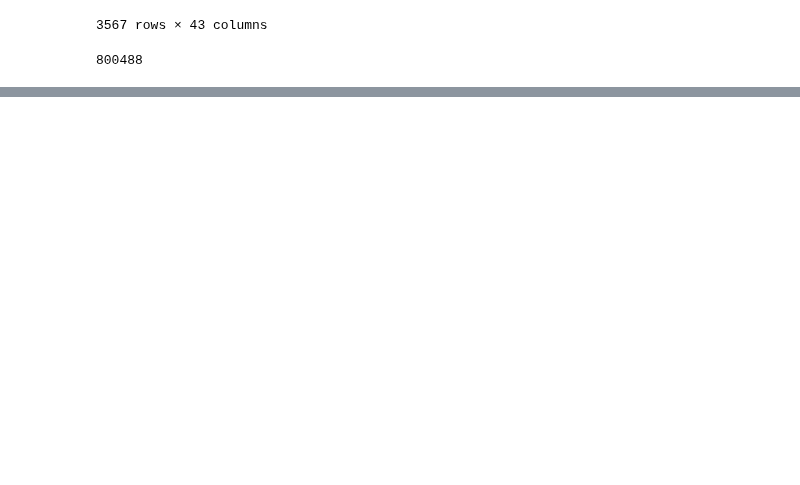
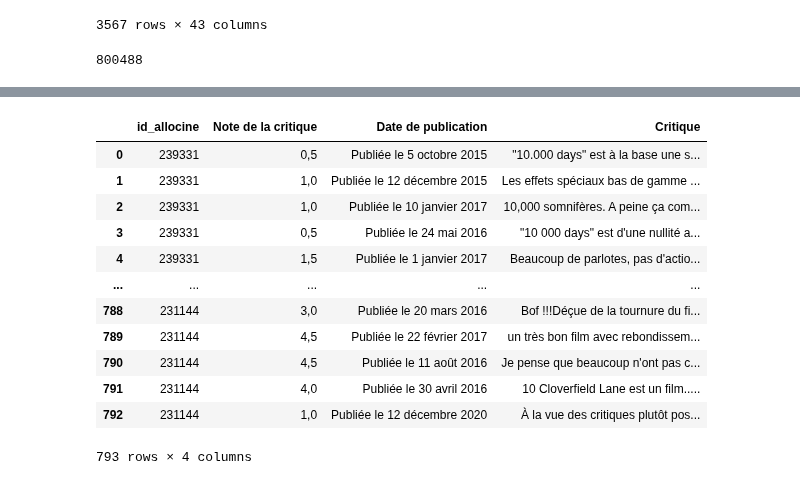
Before and after one commit to mass2330/python_ds_film, a Jupyter notebook: notebook_final.ipynb, the cells around one changed output, grey strips where cells are left out. Cells and saved outputs as stored; diff of their text form; code cells hidden in the pictures; blank space fills up the shorter version.

Commit message:
scrapping critique

```diff
--- a/notebook_final.ipynb
+++ b/notebook_final.ipynb
@@ -618,7 +598,7 @@ def scrapping_critique(liste_id, nb_critique):
     data = []
     nb_page=1
     # Boucle sur les pages
-
+    k=0
     for j in range(len(liste_id)):
         i=0
         page=0
@@ -643,10 +623,11 @@ def scrapping_critique(liste_id, nb_critique):
 
                         data.append([liste_id[j], note_critique, date_publication, critique])
                         i+=1
-                        df_commentaire = pd.DataFrame(data, columns=["id_allocine", "Note de la critique", "Date de publication", 'Critique'])
+                        k+=1
+                        print(f' {k} / {sum(nb_critique)} '.format())
+                        df_critique = pd.DataFrame(data, columns=["id_allocine", "Note de la critique", "Date de publication", 'Critique'])
+                    except Exception as e:
+                        print(f"Une erreur s'est produite pour le commentaire {j} : {e}")
 
-                    except Exception as e:
-                        print(f"Une erreur s'est produite pour le commentaire {i} : {e}")
-
-    return df_commentaire
+    return df_critique
 # %% [output]
@@ -659,0 +636,17 @@ Wall time: 9.78 µs
+# %%
+## on split nos deux listes en 4
+
+def diviser_liste(liste):
+    taille = len(liste)
+    quart = taille // 4
+    partie1 = liste[:quart]
+    partie2 = liste[quart:2*quart]
+    partie3 = liste[2*quart:3*quart]
+    partie4 = liste[3*quart:]
+    return partie1, partie2, partie3, partie4
+# %%
+%%time
+
+liste_id_1, liste_id_2, liste_id_3, liste_id_4 = diviser_liste(liste_id)
+nb_critique_1, nb_critique_2, nb_critique_3, nb_critique_4 = diviser_liste(nb_critique)
+#print(sum(nb_critique_4))
@@ -659,0 +656,4 @@ Wall time: 9.78 µs
+# %%
+%%time
+
+scrapping_critique_1 = scrapping_critique(liste_id_1, nb_critique_1)
@@ -659,0 +679,16 @@ Wall time: 9.78 µs
+# %%
+scrapping_critique_1
+# %% [output]
+|  | id_allocine | Note de la critique | Date de publication | Critique |
+| 0 | 239331 | 0,5 | Publiée le 5 octobre 2015 | "10.000 days" est à la base une s... |
+| 1 | 239331 | 1,0 | Publiée le 12 décembre 2015 | Les effets spéciaux bas de gamme ... |
+| 2 | 239331 | 1,0 | Publiée le 10 janvier 2017 | 10,000 somnifères. A peine ça com... |
+| 3 | 239331 | 0,5 | Publiée le 24 mai 2016 | "10 000 days" est d'une nullité a... |
+| 4 | 239331 | 1,5 | Publiée le 1 janvier 2017 | Beaucoup de parlotes, pas d'actio... |
+| ... | ... | ... | ... | ... |
+| 788 | 231144 | 3,0 | Publiée le 20 mars 2016 | Bof !!!Déçue de la tournure du fi... |
+| 789 | 231144 | 4,5 | Publiée le 22 février 2017 | un très bon film avec rebondissem... |
+| 790 | 231144 | 4,5 | Publiée le 11 août 2016 | Je pense que beaucoup n'ont pas c... |
+| 791 | 231144 | 4,0 | Publiée le 30 avril 2016 | 10 Cloverfield Lane est un film..... |
+| 792 | 231144 | 1,0 | Publiée le 12 décembre 2020 | À la vue des critiques plutôt pos... |
+793 rows × 4 columns
```
Also changed, not shown: parts of 41 cells of this notebook.
